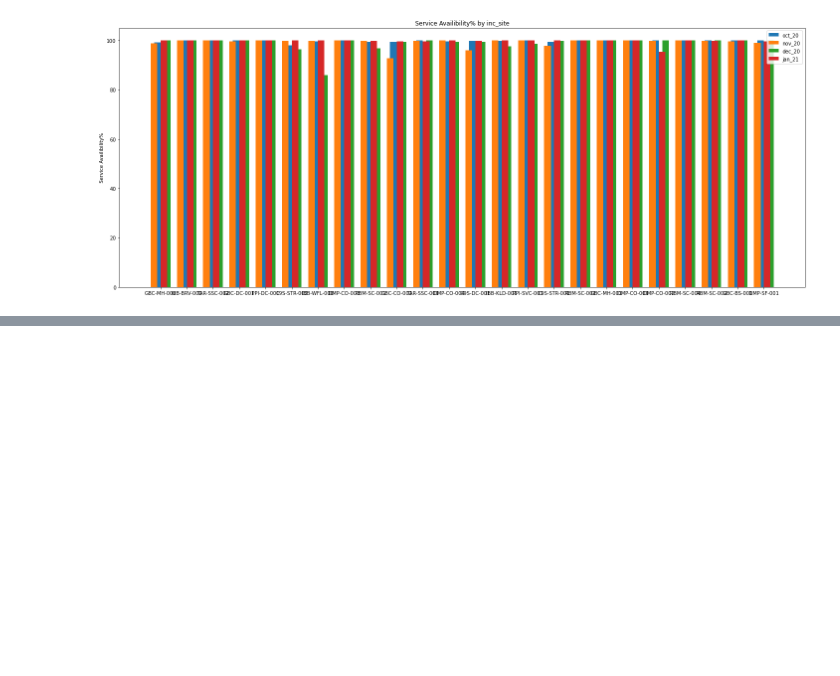
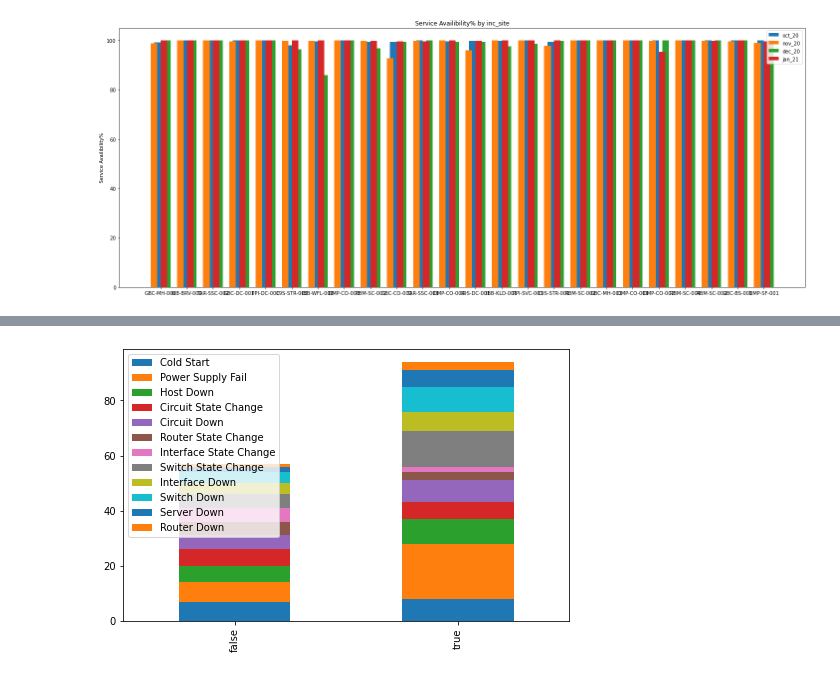
Before and after one commit to anujpatel96/Assesment, a Jupyter notebook: Interview_Preparation_Work_jupy.ipynb, the cells around one changed output, grey strips where cells are left out. Saved outputs shown, nothing was run; the diff lists cells and outputs as text; code cells hidden in the pictures; blank space fills up the shorter version.

```diff
--- a/Interview_Preparation_Work_jupy.ipynb
+++ b/Interview_Preparation_Work_jupy.ipynb
@@ -918,0 +987,4 @@ Average   98.796192       100.0   99.954839   99.915065   99.663396
+# %%
+bar_chart('inc_issue_reason')
+# %% [output]
+[figure, added]
```
Also changed, not shown: parts of 16 cells of this notebook.
